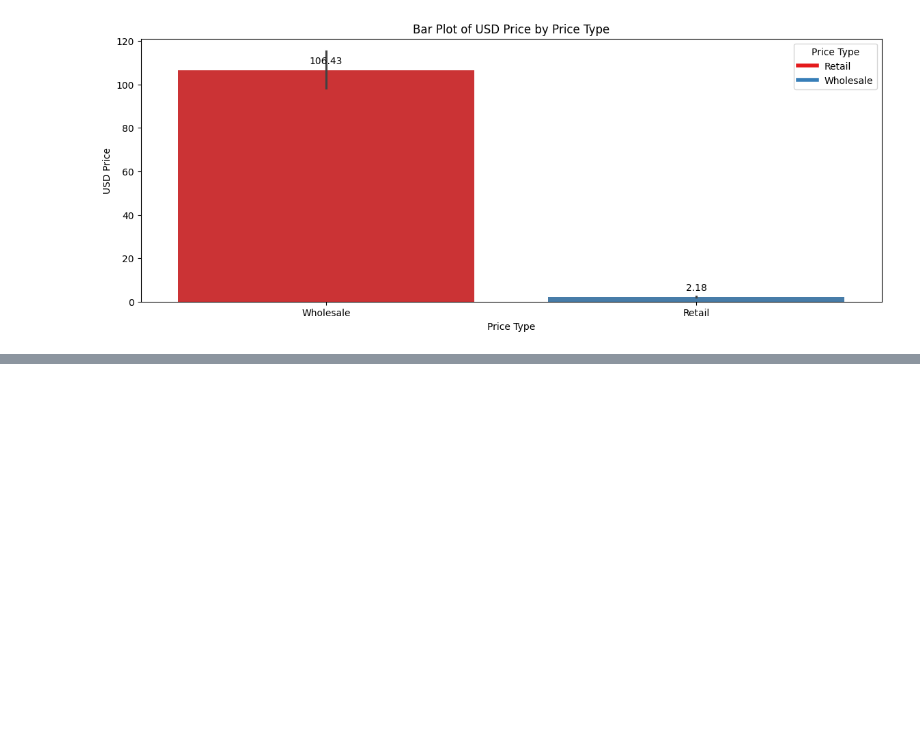
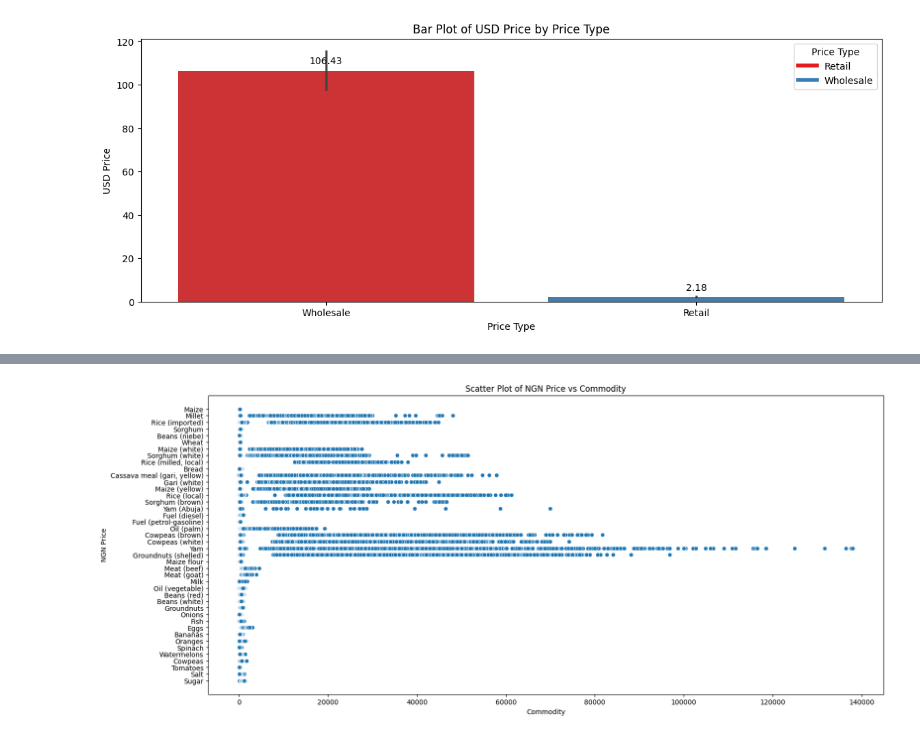
Before and after one commit to Bharadwaj-Sathya/AI, a Jupyter notebook: MachineLearning/SupervisedLearning/Regression/MultipleLinearRegression/Project/MultipleLinearRegressin.ipynb, the cells around one changed output, grey strips where cells are left out. Cells and saved outputs as stored; diff of their text form; code cells hidden in the pictures; blank space fills up the shorter version.

```diff
--- a/MachineLearning/SupervisedLearning/Regression/MultipleLinearRegression/Project/MultipleLinearRegressin.ipynb
+++ b/MachineLearning/SupervisedLearning/Regression/MultipleLinearRegression/Project/MultipleLinearRegressin.ipynb
@@ -357,0 +409,10 @@ plt.show()
+# %%
+# Adjusting figure size (set this before creating the plot)
+plt.figure(figsize=(18, 8))  # Swapping width and height for a horizontal plot
+sns.scatterplot(x=data['Price'], y=data['Commodity'])
+plt.title('Scatter Plot of NGN Price vs Commodity')
+plt.xlabel('Commodity')
+plt.ylabel('NGN Price')
+plt.show()
+# %% [output]
+[figure, added]
```
Also changed, not shown: parts of 8 cells of this notebook.
